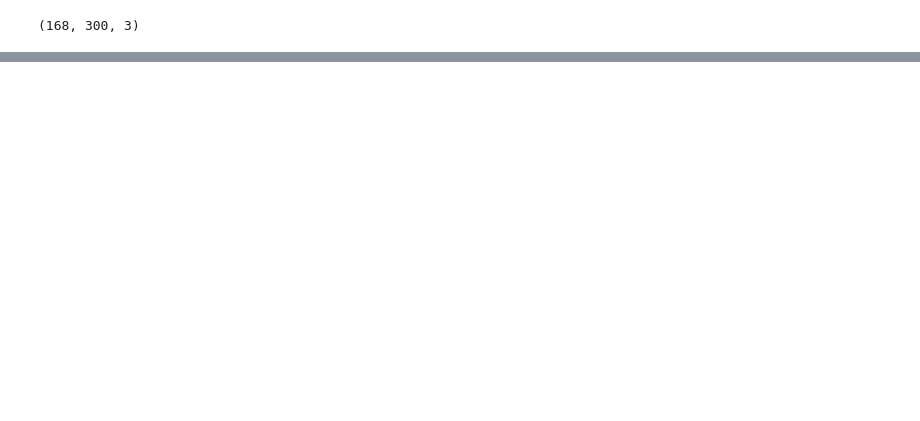
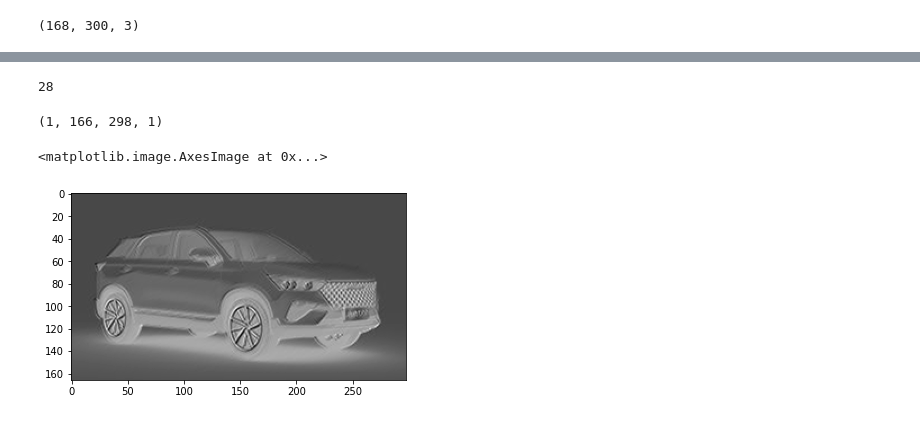
Before and after one commit to TUCchkul/ComputerVision-Object-Detection-and-Object-Tracking, a Jupyter notebook: CNN/CNN and Pooling.ipynb, the cells around one changed output, grey strips where cells are left out. Drawn from its saved outputs; the diff is of its cells as text; code cells hidden in the pictures; blank space fills up the shorter version.

```diff
--- a/CNN/CNN and Pooling.ipynb
+++ b/CNN/CNN and Pooling.ipynb
@@ -47,0 +114,4 @@ ValueError: Input 0 of layer "conv2d" is incompatible with the layer: expected m
+# %%
+3*3*3 +1
+# %% [output]
+28
@@ -47,0 +122,9 @@ ValueError: Input 0 of layer "conv2d" is incompatible with the layer: expected m
+# %%
+out_color.shape
+# %% [output]
+(1, 166, 298, 1)
+# %%
+plt.imshow(reshape_out, cmap="gray")
+# %% [output]
+<matplotlib.image.AxesImage at 0x...>
+[figure, added]
```
Also changed, not shown: parts of 13 cells of this notebook.
